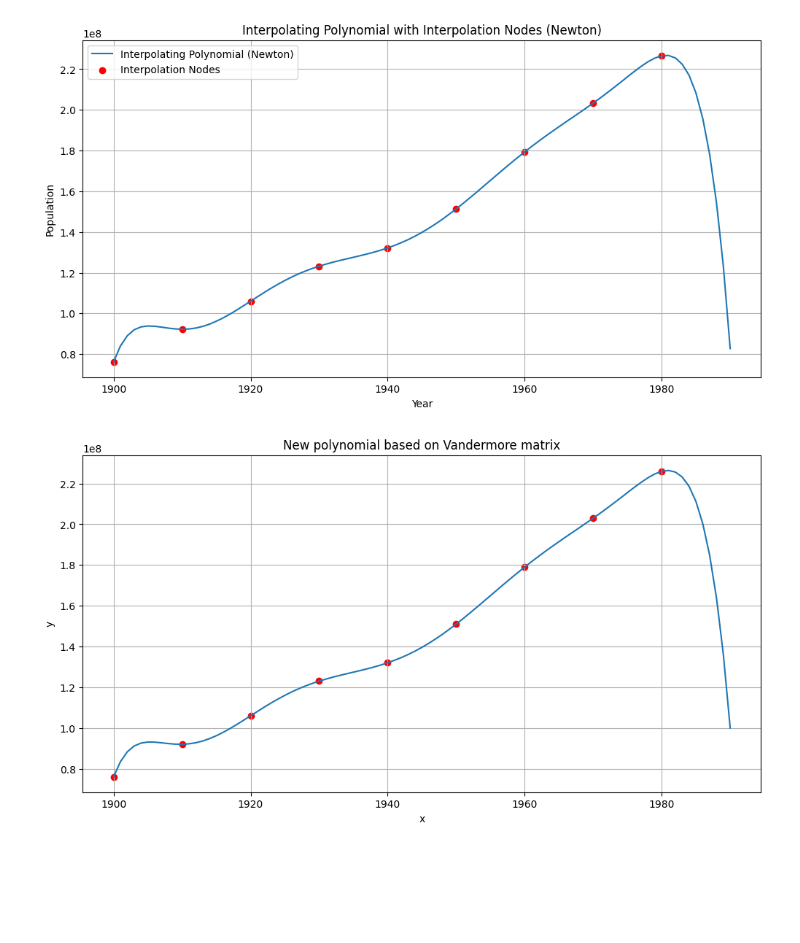
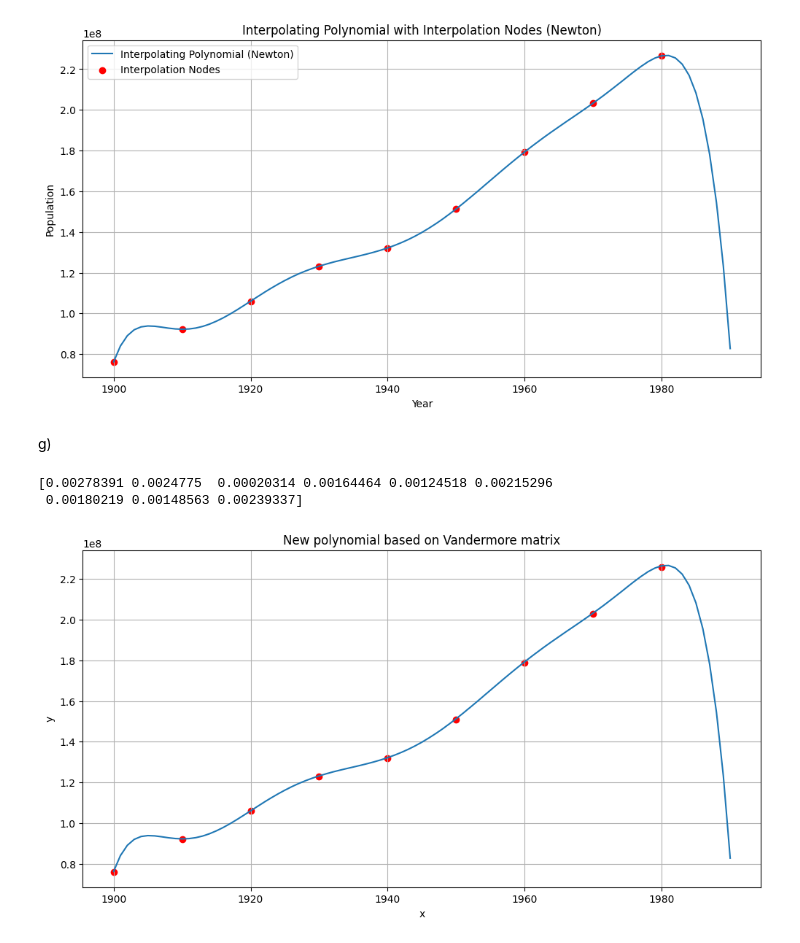
Before and after one commit to biganton/MOWNIT, a Jupyter notebook: lab3/lab3.ipynb, the cells around one changed output. Drawn from its saved outputs; the diff is of its cells as text; code cells hidden in the pictures; blank space fills up the shorter version.

```diff
--- a/lab3/lab3.ipynb
+++ b/lab3/lab3.ipynb
@@ -204,21 +204,25 @@ plt.grid(True)
 plt.show()
 # %% [output]
 [figure]
+# %% [markdown]
+g)
 # %%
-population = population - population%10**6
+new_population = population - population%10**6
 V_best = create_vandermonde_matrix(years, 4)
 coefficients_new = np.linalg.solve(V_best, population)
 
 x_interp = np.arange(1900, 1991)
 y_interp = horner((x_interp - 1940)/40, coefficients_new)
 
 plt.figure(figsize=(12, 6))
 plt.plot(x_interp, y_interp)
-plt.scatter(years, population, color='red', label='Interpolation Nodes')
+plt.scatter(years, new_population, color='red', label='Interpolation Nodes')
 plt.title("New polynomial based on Vandermore matrix")
 plt.xlabel("x")
 plt.ylabel("y")
 plt.grid()
 plt.show()
 # %% [output]
+[0.00278391 0.0024775  0.00020314 0.00164464 0.00124518 0.00215296
+ 0.00180219 0.00148563 0.00239337]
-[figure, old version]
+[figure, new version]
```
Also changed, not shown: parts of 7 cells of this notebook.
